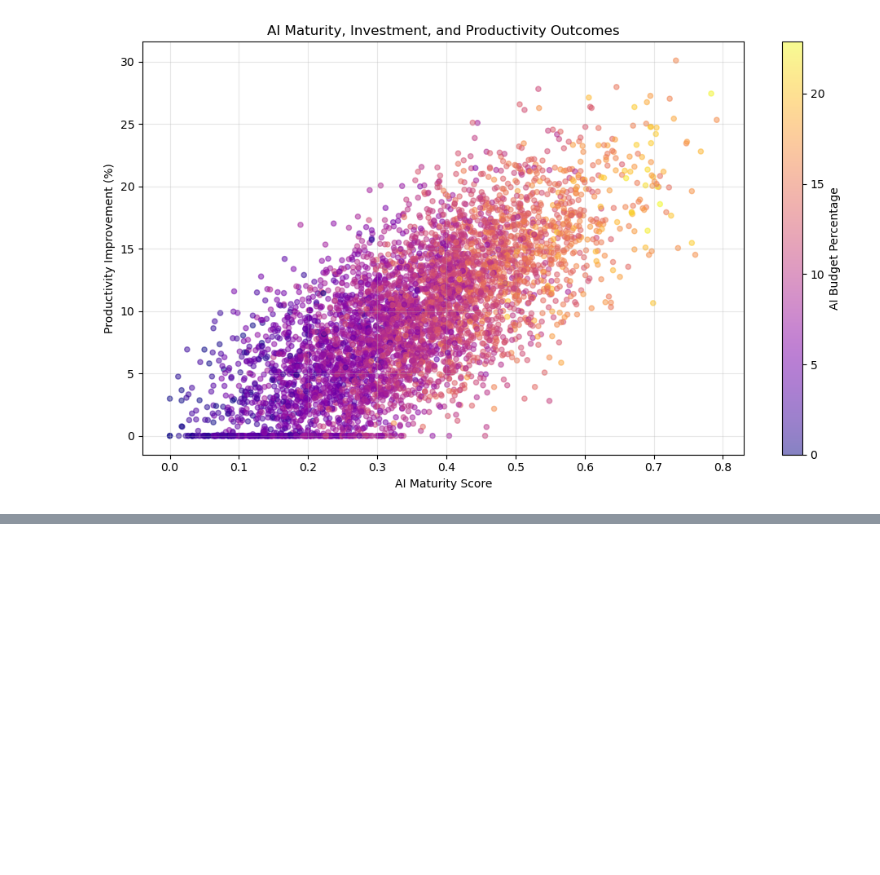
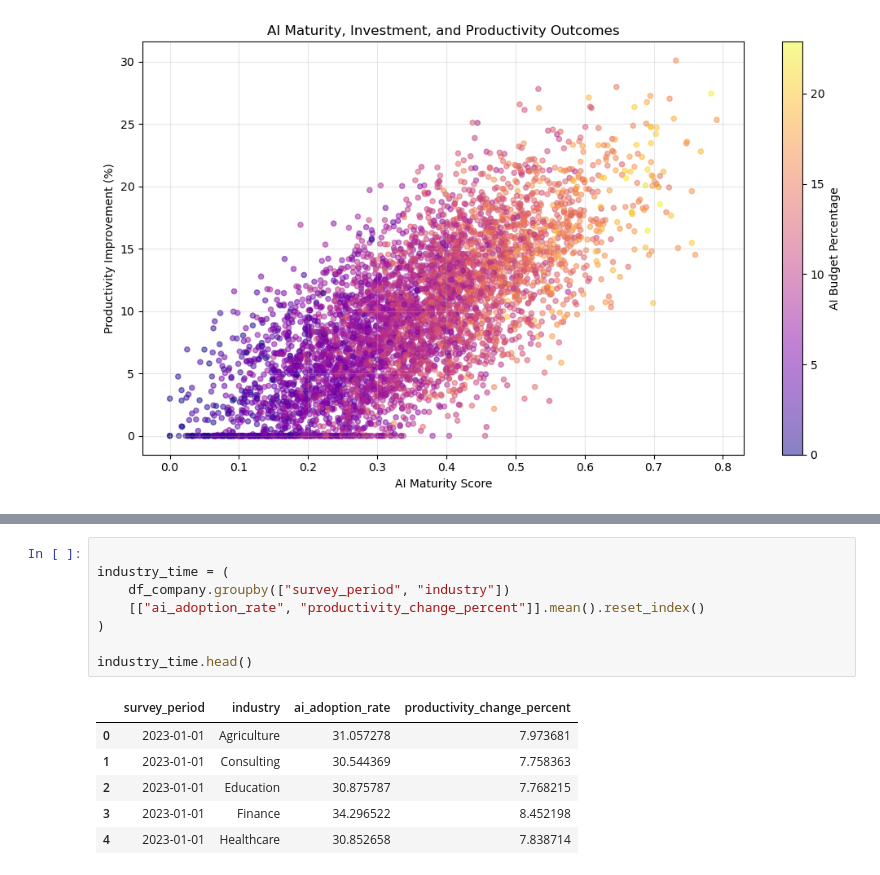
Before and after one commit to S-Shockley/MidtermAIAdoption, a Jupyter notebook: Notebooks/AIBusinessValue.ipynb, the cells around one changed output, grey strips where cells are left out. Drawn from its saved outputs; the diff is of its cells as text; blank space fills up the shorter version.

```diff
--- a/Notebooks/AIBusinessValue.ipynb
+++ b/Notebooks/AIBusinessValue.ipynb
@@ -441,0 +445,15 @@ plt.show()
+# %%
+
+industry_time = (
+    df_company.groupby(["survey_period", "industry"])
+    [["ai_adoption_rate", "productivity_change_percent"]].mean().reset_index()
+)
+
+industry_time.head()
+# %% [output]
+|  | survey_period | industry | ai_adoption_rate | productivity_change_percent |
+| 0 | 2023-01-01 | Agriculture | 31.057278 | 7.973681 |
+| 1 | 2023-01-01 | Consulting | 30.544369 | 7.758363 |
+| 2 | 2023-01-01 | Education | 30.875787 | 7.768215 |
+| 3 | 2023-01-01 | Finance | 34.296522 | 8.452198 |
+| 4 | 2023-01-01 | Healthcare | 30.852658 | 7.838714 |
```
Also changed, not shown: parts of 9 cells of this notebook, 5 other files.
